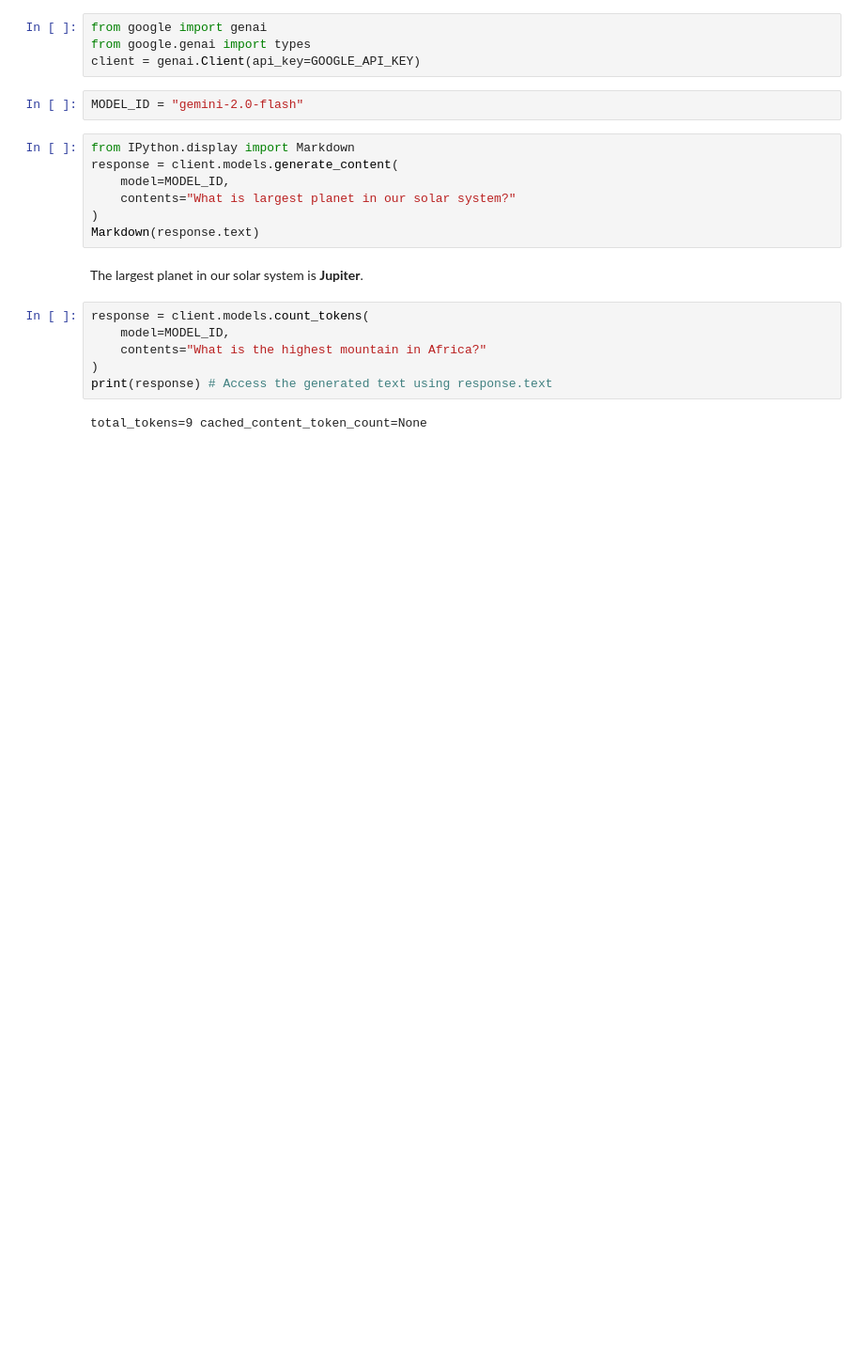
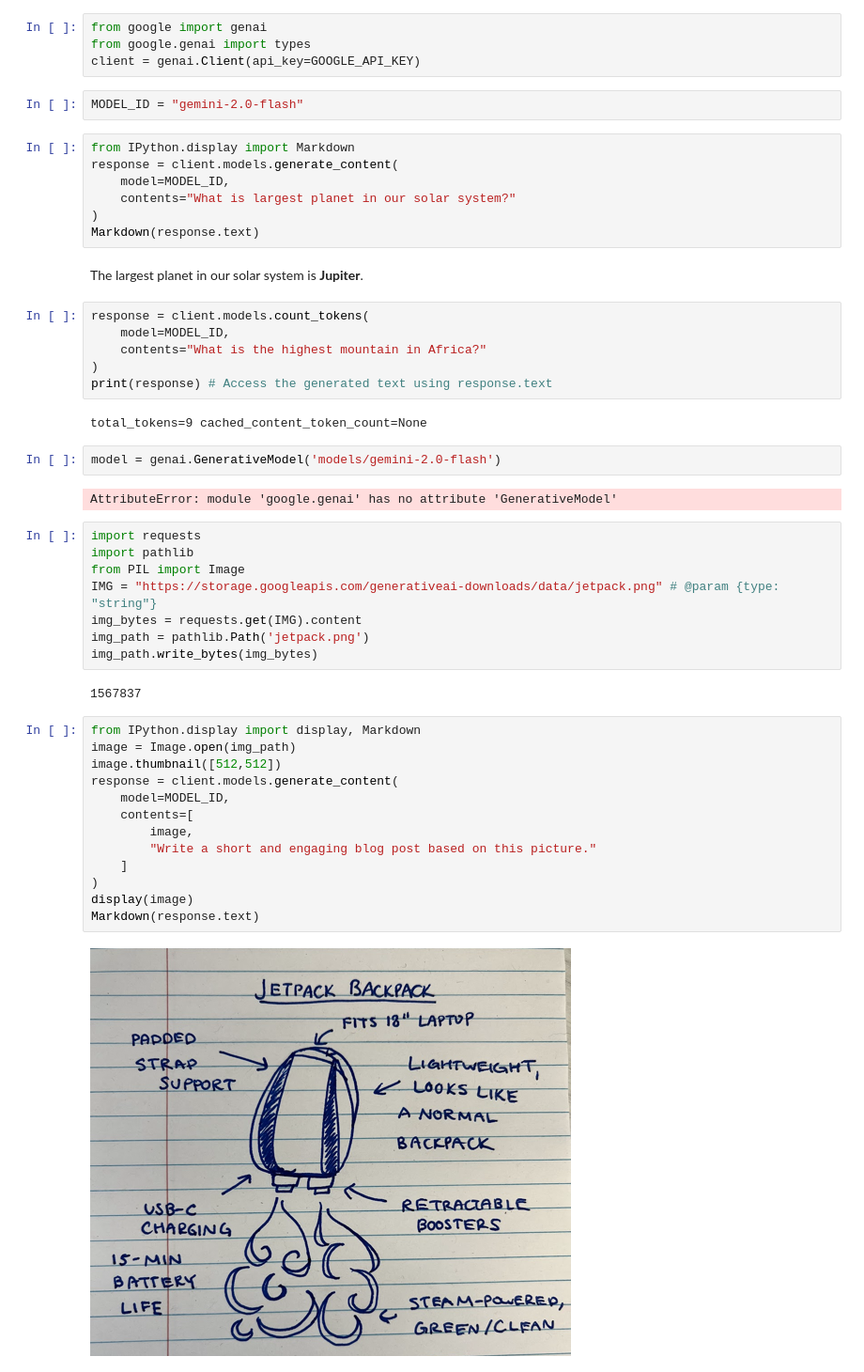
Before and after one commit to Srikantharrolla16/AD, a Jupyter notebook: 10_03_25.ipynb, the cells around one changed output. Shown: that part at 94% size. Saved outputs shown, nothing was run; the diff lists cells and outputs as text; blank space fills up the shorter version.

```diff
--- a/10_03_25.ipynb
+++ b/10_03_25.ipynb
@@ -105,3 +105,32 @@ response = client.models.count_tokens(
 print(response) # Access the generated text using response.text
 # %% [output]
 total_tokens=9 cached_content_token_count=None
+# %%
+model = genai.GenerativeModel('models/gemini-2.0-flash')
+# %% [output]
+AttributeError: module 'google.genai' has no attribute 'GenerativeModel'
+# %%
+import requests
+import pathlib
+from PIL import Image
+IMG = "https://storage.googleapis.com/generativeai-downloads/data/jetpack.png" # @param {type: "string"}
+img_bytes = requests.get(IMG).content
+img_path = pathlib.Path('jetpack.png')
+img_path.write_bytes(img_bytes)
+# %% [output]
+1567837
+# %%
+from IPython.display import display, Markdown
+image = Image.open(img_path)
+image.thumbnail([512,512])
+response = client.models.generate_content(
+    model=MODEL_ID,
+    contents=[
+        image,
+        "Write a short and engaging blog post based on this picture."
+    ]
+)
+display(image)
+Markdown(response.text)
+# %% [output]
+[figure, added]
```
Also changed, not shown: parts of 11 cells of this notebook.
